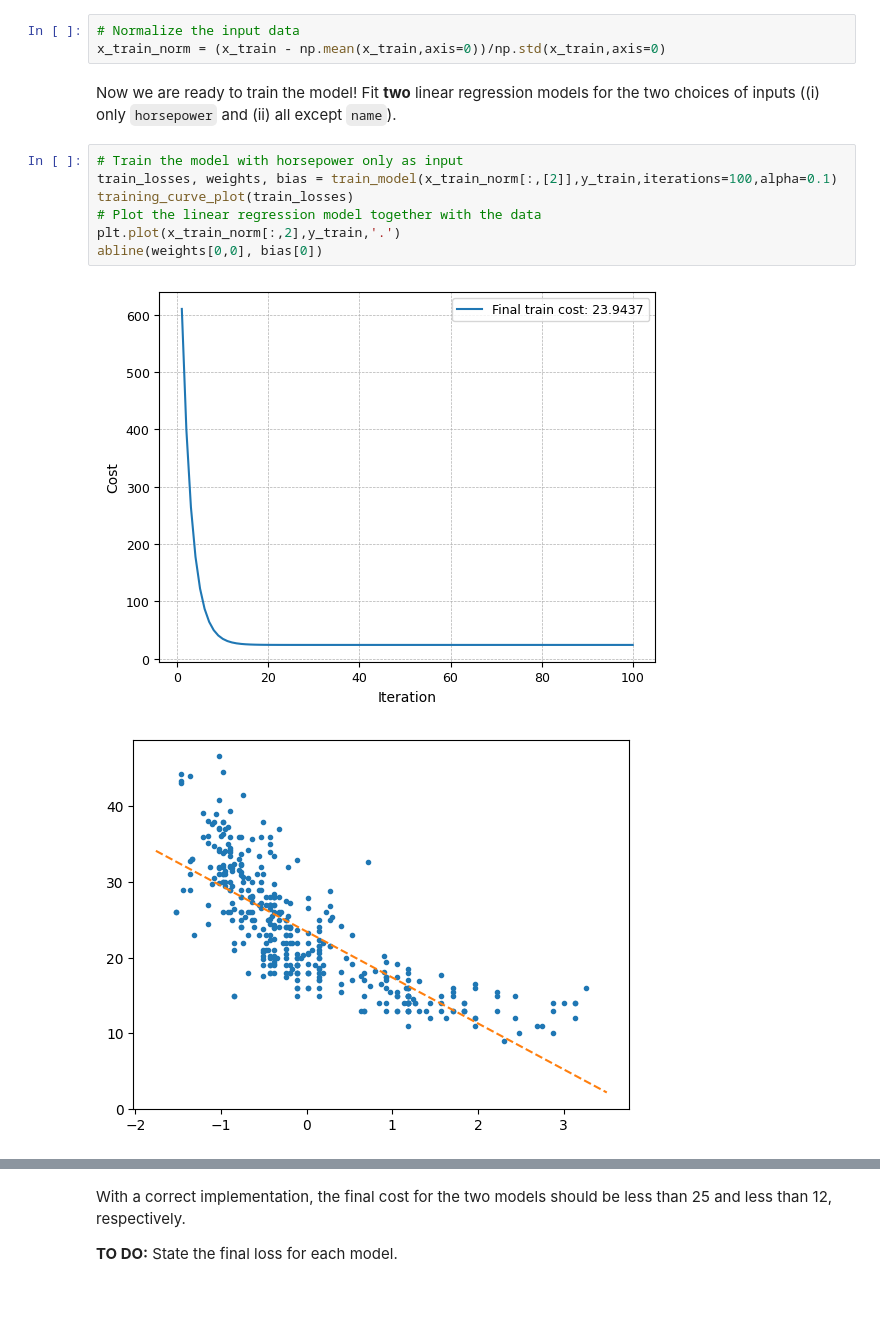
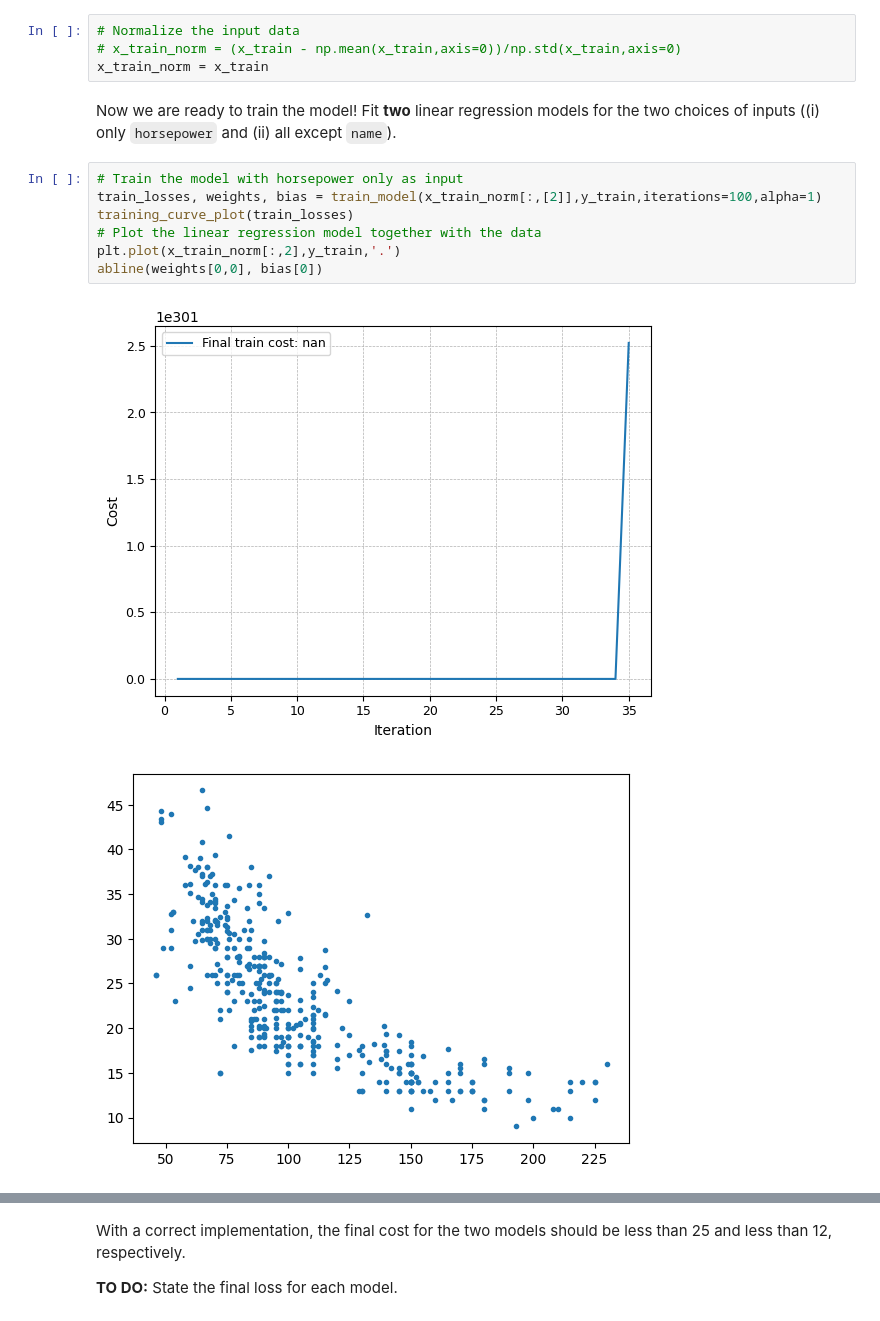
Before and after one commit to sk-chen3727/course_code, a Jupyter notebook: Lab1/Auto_linear_regression.ipynb, the cells around one changed output, grey strips where cells are left out. Drawn from its saved outputs; the diff is of its cells as text.

```diff
--- a/Lab1/Auto_linear_regression.ipynb
+++ b/Lab1/Auto_linear_regression.ipynb
@@ -344,18 +344,19 @@ def abline(slope, intercept):
 For gradient descent to work properly it is important to normalze the data. This can be done, for example, by subtracting the mean and dividing with the standard deviation.
 # %%
 # Normalize the input data
-x_train_norm = (x_train - np.mean(x_train,axis=0))/np.std(x_train,axis=0)
+# x_train_norm = (x_train - np.mean(x_train,axis=0))/np.std(x_train,axis=0)
+x_train_norm = x_train
 # %% [markdown]
 Now we are ready to train the model! Fit **two** linear regression models for the two choices of inputs ((i) only `horsepower` and (ii) all except `name`).
 # %%
 # Train the model with horsepower only as input
-train_losses, weights, bias = train_model(x_train_norm[:,[2]],y_train,iterations=100,alpha=0.1)
+train_losses, weights, bias = train_model(x_train_norm[:,[2]],y_train,iterations=100,alpha=1)
 training_curve_plot(train_losses)
 # Plot the linear regression model together with the data
 plt.plot(x_train_norm[:,2],y_train,'.')
 abline(weights[0,0], bias[0])
 # %% [output]
-[figure, old version]
+[figure, new version]
-[figure, old version]
+[figure, new version]
 # %%
 # Train the model with all features
```
Also changed, not shown: parts of 1 cell of this notebook.
